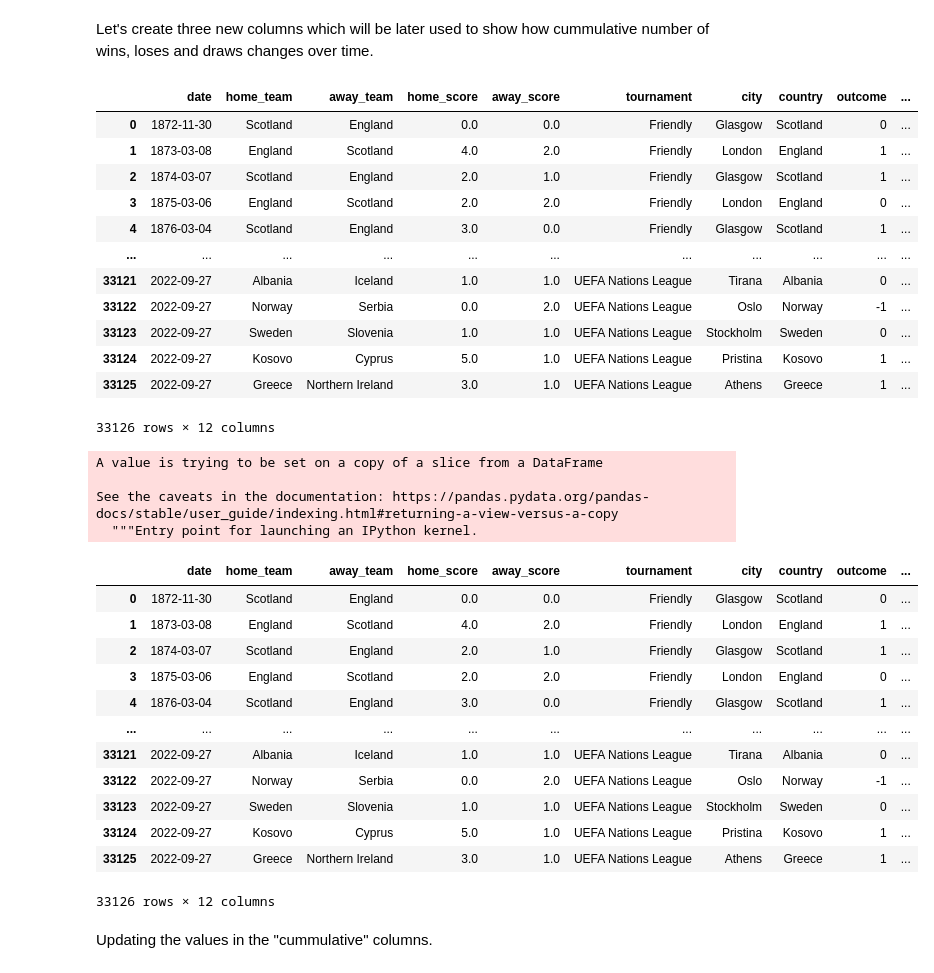
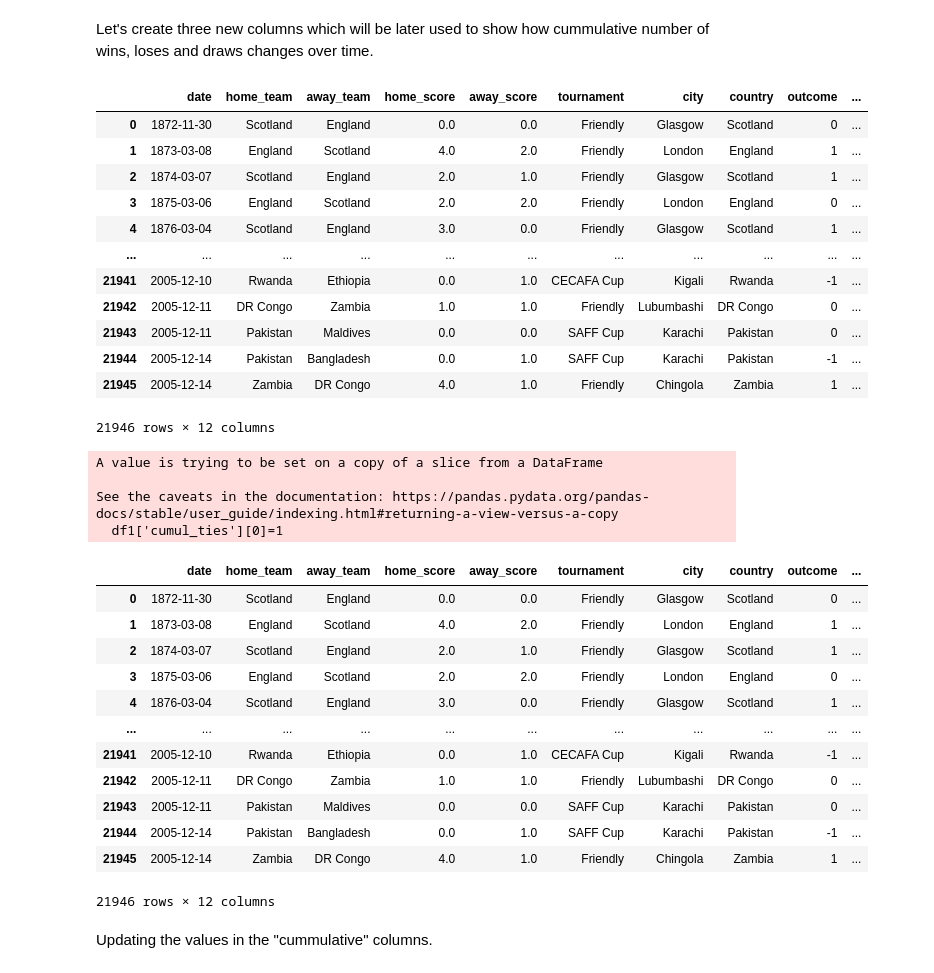
Before and after one commit to glomanu/football-home-adv, a Jupyter notebook: New_Home_adv.ipynb, the cells around one changed output. Cells and saved outputs as stored; diff of their text form; code cells hidden in the pictures.

```diff
--- a/New_Home_adv.ipynb
+++ b/New_Home_adv.ipynb
@@ -236,32 +235,32 @@ df1
 # %% [markdown]
 Let's create three new columns which will be later used to show how cummulative number of wins, loses and draws changes over time.
 # %%
-df1['cummul_home_w']=0
-df1['cummul_away_w']=0
-df1['cummul_ties']=0
+df1['cumul_home_w']=0
+df1['cumul_away_w']=0
+df1['cumul_ties']=0
 df1
 # %% [output]
 |  | date | home_team | away_team | home_score | away_score | tournament | city | country | outcome | ... |
 | 0 | 1872-11-30 | Scotland | England | 0.0 | 0.0 | Friendly | Glasgow | Scotland | 0 | ... |
 | 1 | 1873-03-08 | England | Scotland | 4.0 | 2.0 | Friendly | London | England | 1 | ... |
 | 2 | 1874-03-07 | Scotland | England | 2.0 | 1.0 | Friendly | Glasgow | Scotland | 1 | ... |
 | 3 | 1875-03-06 | England | Scotland | 2.0 | 2.0 | Friendly | London | England | 0 | ... |
 | 4 | 1876-03-04 | Scotland | England | 3.0 | 0.0 | Friendly | Glasgow | Scotland | 1 | ... |
 | ... | ... | ... | ... | ... | ... | ... | ... | ... | ... | ... |
-| 33121 | 2022-09-27 | Albania | Iceland | 1.0 | 1.0 | UEFA Nations League | Tirana | Albania | 0 | ... |
-| 33122 | 2022-09-27 | Norway | Serbia | 0.0 | 2.0 | UEFA Nations League | Oslo | Norway | -1 | ... |
-| 33123 | 2022-09-27 | Sweden | Slovenia | 1.0 | 1.0 | UEFA Nations League | Stockholm | Sweden | 0 | ... |
-| 33124 | 2022-09-27 | Kosovo | Cyprus | 5.0 | 1.0 | UEFA Nations League | Pristina | Kosovo | 1 | ... |
-| 33125 | 2022-09-27 | Greece | Northern Ireland | 3.0 | 1.0 | UEFA Nations League | Athens | Greece | 1 | ... |
+| 21941 | 2005-12-10 | Rwanda | Ethiopia | 0.0 | 1.0 | CECAFA Cup | Kigali | Rwanda | -1 | ... |
+| 21942 | 2005-12-11 | DR Congo | Zambia | 1.0 | 1.0 | Friendly | Lubumbashi | DR Congo | 0 | ... |
+| 21943 | 2005-12-11 | Pakistan | Maldives | 0.0 | 0.0 | SAFF Cup | Karachi | Pakistan | 0 | ... |
+| 21944 | 2005-12-14 | Pakistan | Bangladesh | 0.0 | 1.0 | SAFF Cup | Karachi | Pakistan | -1 | ... |
+| 21945 | 2005-12-14 | Zambia | DR Congo | 4.0 | 1.0 | Friendly | Chingola | Zambia | 1 | ... |
-33126 rows × 12 columns
+21946 rows × 12 columns
 # %%
-df1['cummul_ties'][0]=1
+df1['cumul_ties'][0]=1
 df1
 # %% [output]
 A value is trying to be set on a copy of a slice from a DataFrame
 
 See the caveats in the documentation: https://pandas.pydata.org/pandas-docs/stable/user_guide/indexing.html#returning-a-view-versus-a-copy
-  """Entry point for launching an IPython kernel.
+  df1['cumul_ties'][0]=1
 |  | date | home_team | away_team | home_score | away_score | tournament | city | country | outcome | ... |
 | 0 | 1872-11-30 | Scotland | England | 0.0 | 0.0 | Friendly | Glasgow | Scotland | 0 | ... |
 | 1 | 1873-03-08 | England | Scotland | 4.0 | 2.0 | Friendly | London | England | 1 | ... |
@@ -269,12 +268,12 @@ See the caveats in the documentation: https://pandas.pydata.org/pandas-docs/stab
 | 3 | 1875-03-06 | England | Scotland | 2.0 | 2.0 | Friendly | London | England | 0 | ... |
 | 4 | 1876-03-04 | Scotland | England | 3.0 | 0.0 | Friendly | Glasgow | Scotland | 1 | ... |
 | ... | ... | ... | ... | ... | ... | ... | ... | ... | ... | ... |
-| 33121 | 2022-09-27 | Albania | Iceland | 1.0 | 1.0 | UEFA Nations League | Tirana | Albania | 0 | ... |
-| 33122 | 2022-09-27 | Norway | Serbia | 0.0 | 2.0 | UEFA Nations League | Oslo | Norway | -1 | ... |
-| 33123 | 2022-09-27 | Sweden | Slovenia | 1.0 | 1.0 | UEFA Nations League | Stockholm | Sweden | 0 | ... |
-| 33124 | 2022-09-27 | Kosovo | Cyprus | 5.0 | 1.0 | UEFA Nations League | Pristina | Kosovo | 1 | ... |
-| 33125 | 2022-09-27 | Greece | Northern Ireland | 3.0 | 1.0 | UEFA Nations League | Athens | Greece | 1 | ... |
+| 21941 | 2005-12-10 | Rwanda | Ethiopia | 0.0 | 1.0 | CECAFA Cup | Kigali | Rwanda | -1 | ... |
+| 21942 | 2005-12-11 | DR Congo | Zambia | 1.0 | 1.0 | Friendly | Lubumbashi | DR Congo | 0 | ... |
+| 21943 | 2005-12-11 | Pakistan | Maldives | 0.0 | 0.0 | SAFF Cup | Karachi | Pakistan | 0 | ... |
+| 21944 | 2005-12-14 | Pakistan | Bangladesh | 0.0 | 1.0 | SAFF Cup | Karachi | Pakistan | -1 | ... |
+| 21945 | 2005-12-14 | Zambia | DR Congo | 4.0 | 1.0 | Friendly | Chingola | Zambia | 1 | ... |
-33126 rows × 12 columns
+21946 rows × 12 columns
 # %% [markdown]
 Updating the values in the "cummulative" columns.
 # %%
```
Also changed, not shown: parts of 18 cells of this notebook.
